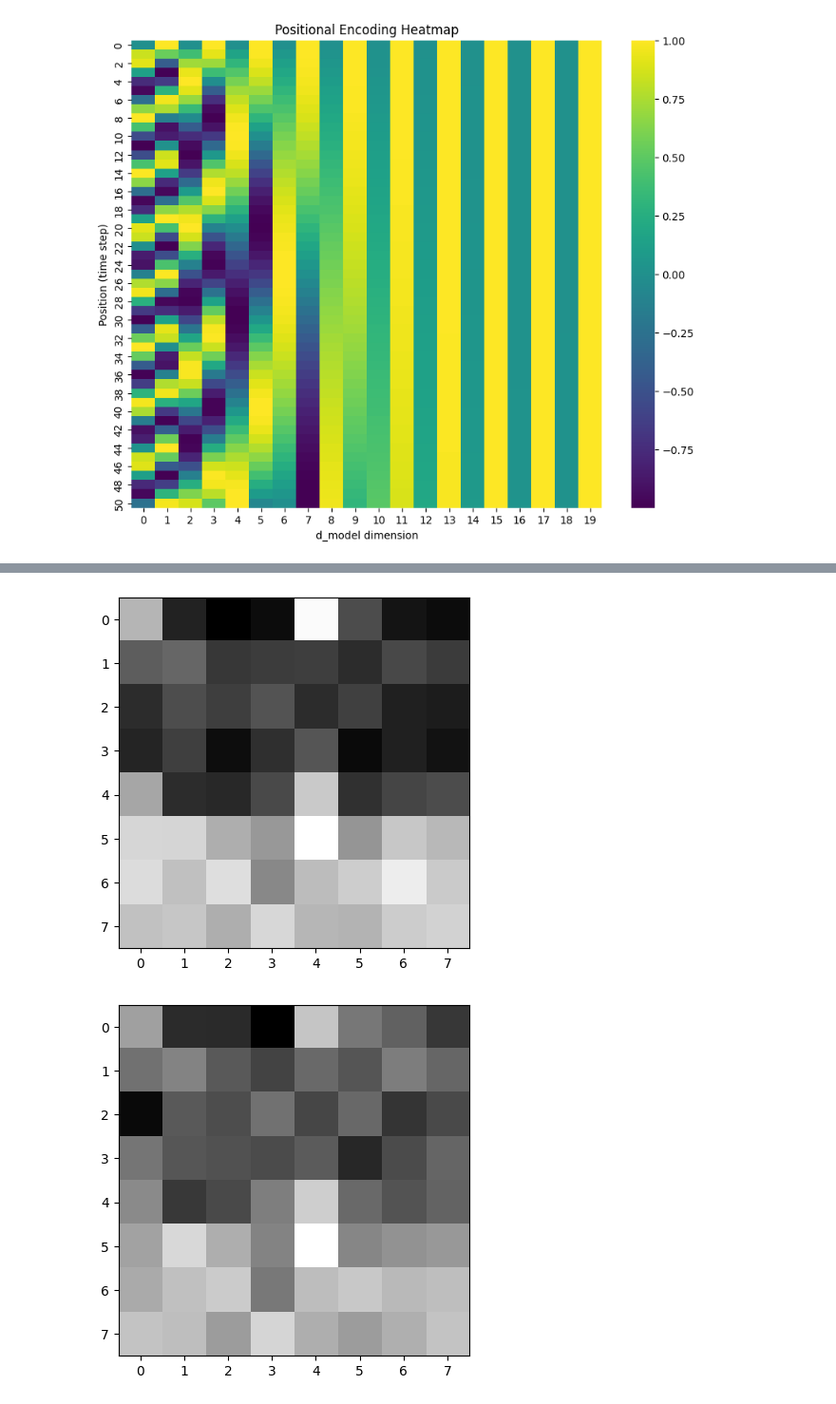
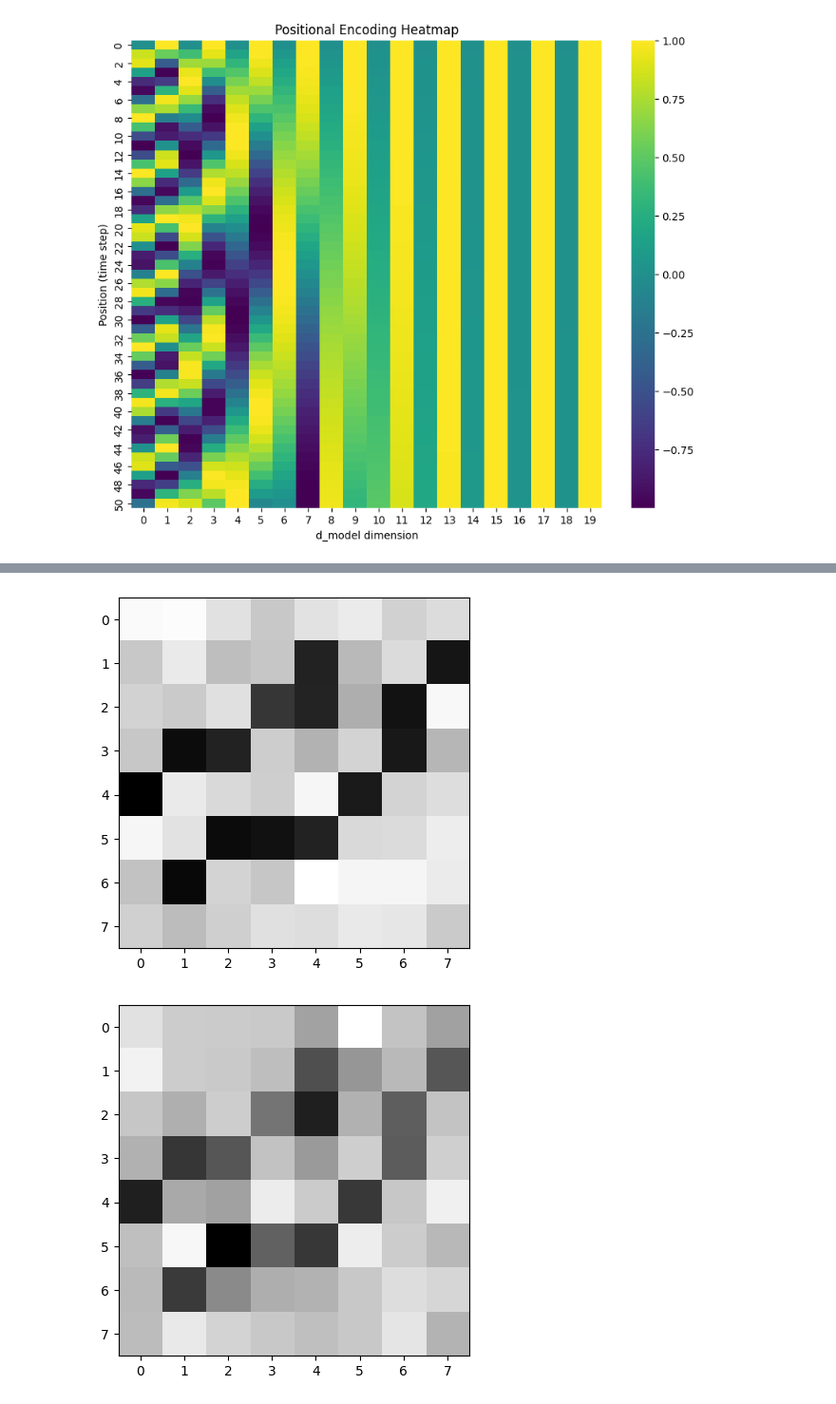
Before and after one commit to carloscotrini/transformers_from_scratch, a Jupyter notebook: AML_MyDiffusionModel.ipynb, the cells around one changed output, grey strips where cells are left out. Shown at 95% size. Saved outputs shown, nothing was run; the diff lists cells and outputs as text; code cells hidden in the pictures.

```diff
--- a/AML_MyDiffusionModel.ipynb
+++ b/AML_MyDiffusionModel.ipynb
@@ -98,9 +103,10 @@ from sklearn.model_selection import train_test_split
 # %%
 class FigureDataset(Dataset):
-    def __init__(self, n_samples, image_dir=".", transform=None):
+    def __init__(self, n_samples, image_dir, transform, device):
         self.image_dir = image_dir
         self.transform = transform
         self.examples = generate_data(n_samples)
+        self.device = device
         self.image_files = [e["filename"] for e in self.examples]
 
     def __len__(self):
@@ -113,8 +119,7 @@ class FigureDataset(Dataset):
         img_name = os.path.join(self.image_dir, self.image_files[idx])
         image = Image.open(img_name).convert('L')
 
-        if self.transform:
-            image = self.transform(image)
+        image = self.transform(image).to(device)
 
         return image
 # %%
@@ -163,21 +169,24 @@ import torch.nn.functional as F
 import numpy as np
 
 class DiffusionModel(nn.Module):
-    def __init__(self, model, T=1000, beta_start=1e-4, beta_end=0.02):
+    def __init__(self, model, device, T=1000, beta_start=1e-4, beta_end=0.02):
         super(DiffusionModel, self).__init__()
         self.model = model  # This model should predict the noise ε_θ
         self.T = T  # Number of timesteps
-        self.betas = torch.linspace(beta_start, beta_end, T)
-        self.alphas = 1 - self.betas
-        self.alpha_bars = torch.cumprod(self.alphas, dim=0)  # Cumulative product of alphas
+        self.device = device
+        with torch.no_grad():
+          self.betas = torch.linspace(beta_start, beta_end, T).to(device)
+          self.alphas = 1 - self.betas
+          self.alphas.to(device)
+          self.alpha_bars = torch.cumprod(self.alphas, dim=0).to(device)  # Cumulative product of alphas
 
     def forward_diffusion(self, x0, t):
         """
         Forward process: q(xt | x0)
         Add noise to the input image x0 at time step t.
         """
-        noise = torch.randn_like(x0)
-        alpha_bar_t = self.alpha_bars[t].to(x0.device)
+        noise = torch.randn_like(x0).to(self.device)
+        alpha_bar_t = self.alpha_bars[t].to(self.device)
         noisy_x = torch.sqrt(alpha_bar_t) * x0 + torch.sqrt(1 - alpha_bar_t) * noise
         return noisy_x, noise
 
@@ -187,12 +196,13 @@ class DiffusionModel(nn.Module):
         Predict the noise and denoise the image.
         """
         predicted_noise = self.model(xT=xT, x=xt, t=t)
-        alpha_t = self.alphas[t].to(xt.device)
+        alpha_t = self.alphas[t]
         alpha_bar_t = self.alpha_bars[t]
         beta_t = self.betas[t]
 
         mean_xt = (xt - beta_t / torch.sqrt(1 - alpha_bar_t) * predicted_noise) / torch.sqrt(alpha_t)
         noise = torch.randn_like(xt) if t > 0 else torch.zeros_like(xt)
+        noise = noise.to(self.device)
         xt_prev = mean_xt + torch.sqrt(beta_t) * noise
 
         return xt_prev
@@ -201,7 +211,7 @@ class DiffusionModel(nn.Module):
         """
         Generate samples starting from pure noise.
         """
-        xT = torch.randn(x_shape).to(self.betas.device)
+        xT = torch.randn(x_shape).to(self.device)
         x = xT
         for t in reversed(range(self.T)):
             x = self.reverse_process(xT=xT, xt=x, t=t)
@@ -211,7 +221,7 @@ class DiffusionModel(nn.Module):
         """
         Forward pass for training. Applies the forward diffusion and reverse process.
         """
-        t = torch.randint(0, self.T, (x.size(0),), device=x.device).long()
+        t = torch.randint(0, self.T, (x.size(0),), device=self.device).long()
         noisy_x, noise = self.forward_diffusion(x, t)
         predicted_noise = self.model(xT=x, x=noisy_x, t=t)
         loss = F.mse_loss(predicted_noise, noise)
@@ -275,15 +331,15 @@ class MyUNet(nn.Module):
 transform = transforms.Compose([
     transforms.ToTensor()
 ])
-dataset = FigureDataset(n_samples=1000, image_dir=".", transform=transform)
+dataset = FigureDataset(n_samples=2000, device=device, image_dir=".", transform=transform)
 # %%
-T = 10
-model = MyUNet(T=T)
-diff_model = DiffusionModel(model, T=T, beta_start=0.01, beta_end=0.1)
+T = 3
+model = MyUNet(device=device, T=T).to(device)
+diff_model = DiffusionModel(model, device=device, T=T).to(device)
 img = dataset[0]
 img = img.unsqueeze(0)
 for t in range(T):
   img = diff_model.forward_diffusion(img, t)[0]
-  plt.imshow(img.squeeze(), cmap='gray')
+  plt.imshow(img.squeeze().cpu(), cmap='gray')
   plt.show()
 # %% [output]
@@ -291,2 +347,2 @@ for t in range(T):
-[figure, old version]
+[figure, new version]
-[figure, old version]
+[figure, new version]
```
Also changed, not shown: parts of 12 cells of this notebook.
